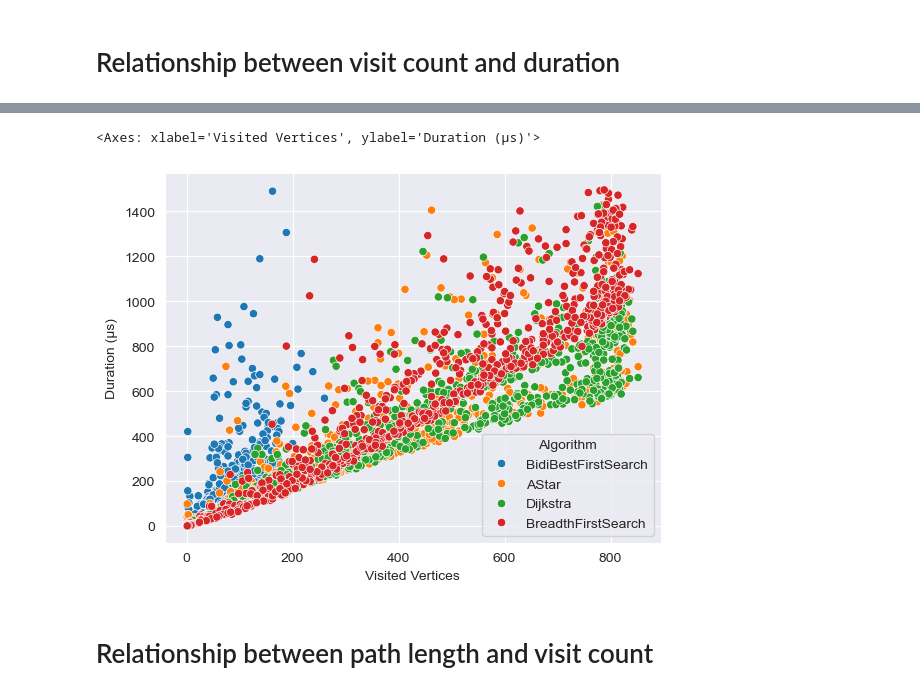
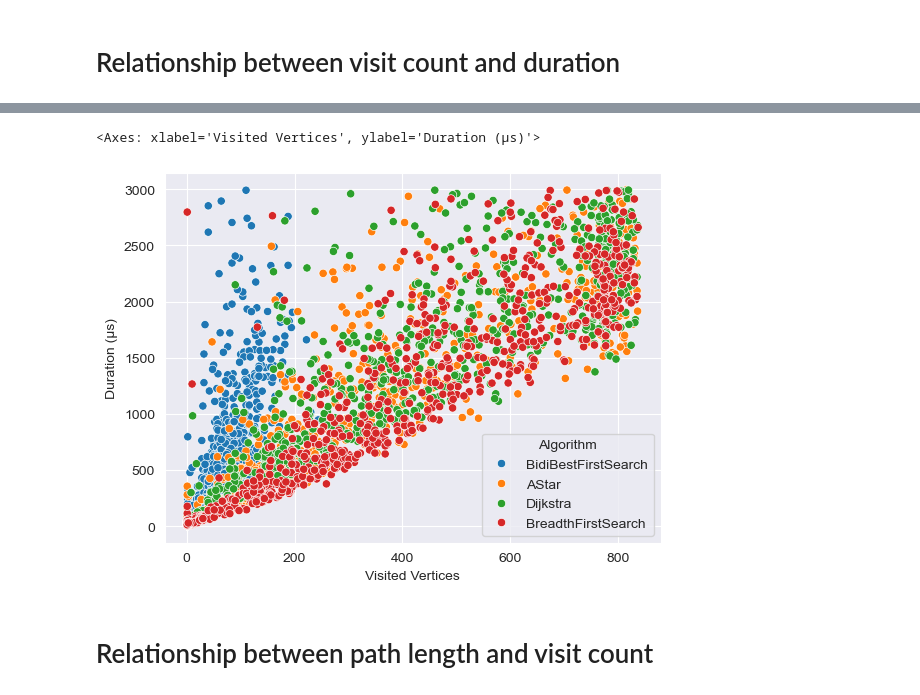
Before and after one commit to Spi3lot/pathfinding, a Jupyter notebook: Pathfinding/modifiable-benchmark.ipynb, the cells around one changed output, grey strips where cells are left out. Saved outputs shown, nothing was run; the diff lists cells and outputs as text; code cells hidden in the pictures.

```diff
--- a/Pathfinding/modifiable-benchmark.ipynb
+++ b/Pathfinding/modifiable-benchmark.ipynb
@@ -97,8 +97,8 @@ sns.scatterplot(benchmark, x='Visited Vertices', y='Duration (µs)', hue='Algori
 # %%
-sns.scatterplot(benchmark[benchmark['Duration (µs)'] < 1500], x='Visited Vertices', y='Duration (µs)', hue='Algorithm')
+sns.scatterplot(benchmark[benchmark['Duration (µs)'] < 3000], x='Visited Vertices', y='Duration (µs)', hue='Algorithm')
 # %% [output]
 <Axes: xlabel='Visited Vertices', ylabel='Duration (µs)'>
-[figure, old version]
+[figure, new version]
 # %% [markdown]
 # Relationship between path length and visit count
 # %%
```
Also changed, not shown: parts of 19 cells of this notebook, 2 other files.
